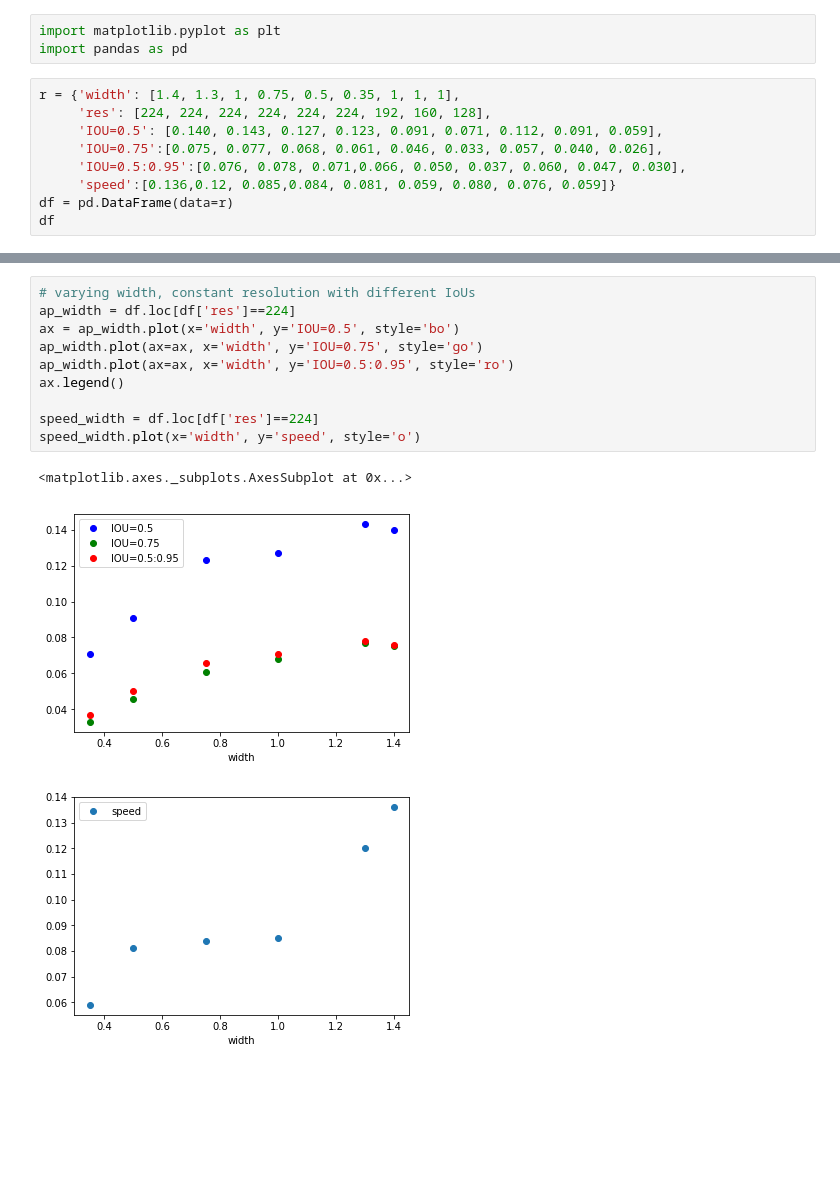
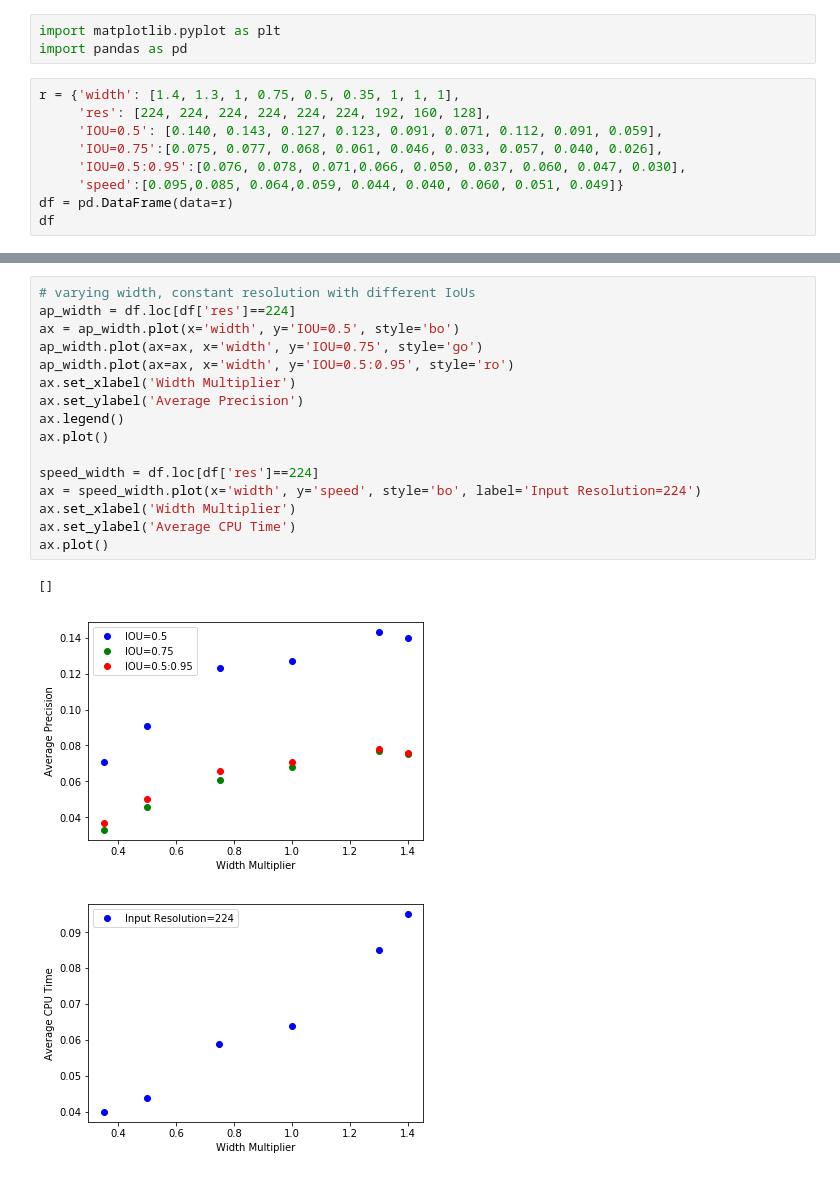
Before and after one commit to lindawangg/OLIV, a Jupyter notebook: eval/comparisons.ipynb, the cells around one changed output, grey strips where cells are left out. Cells and saved outputs as stored; diff of their text form; blank space fills up the shorter version.

Commit message:
speed evals on mac and labeled graphs

```diff
--- a/eval/comparisons.ipynb
+++ b/eval/comparisons.ipynb
@@ -7,7 +7,7 @@ r = {'width': [1.4, 1.3, 1, 0.75, 0.5, 0.35, 1, 1, 1],
      'IOU=0.5': [0.140, 0.143, 0.127, 0.123, 0.091, 0.071, 0.112, 0.091, 0.059],
      'IOU=0.75':[0.075, 0.077, 0.068, 0.061, 0.046, 0.033, 0.057, 0.040, 0.026],
      'IOU=0.5:0.95':[0.076, 0.078, 0.071,0.066, 0.050, 0.037, 0.060, 0.047, 0.030],
-     'speed':[0.136,0.12, 0.085,0.084, 0.081, 0.059, 0.080, 0.076, 0.059]}
+     'speed':[0.095,0.085, 0.064,0.059, 0.044, 0.040, 0.060, 0.051, 0.049]}
 df = pd.DataFrame(data=r)
 df
 # %% [output]
@@ -24,14 +35,20 @@ df
 # %%
 # varying width, constant resolution with different IoUs
 ap_width = df.loc[df['res']==224]
 ax = ap_width.plot(x='width', y='IOU=0.5', style='bo')
 ap_width.plot(ax=ax, x='width', y='IOU=0.75', style='go')
 ap_width.plot(ax=ax, x='width', y='IOU=0.5:0.95', style='ro')
+ax.set_xlabel('Width Multiplier')
+ax.set_ylabel('Average Precision')
 ax.legend()
+ax.plot()
 
 speed_width = df.loc[df['res']==224]
-speed_width.plot(x='width', y='speed', style='o')
+ax = speed_width.plot(x='width', y='speed', style='bo', label='Input Resolution=224')
+ax.set_xlabel('Width Multiplier')
+ax.set_ylabel('Average CPU Time')
+ax.plot()
 # %% [output]
-<matplotlib.axes._subplots.AxesSubplot at 0x...>
+[]
-[figure, old version]
+[figure, new version]
-[figure, old version]
+[figure, new version]
```
Also changed, not shown: parts of 5 cells of this notebook, 1 other file.
